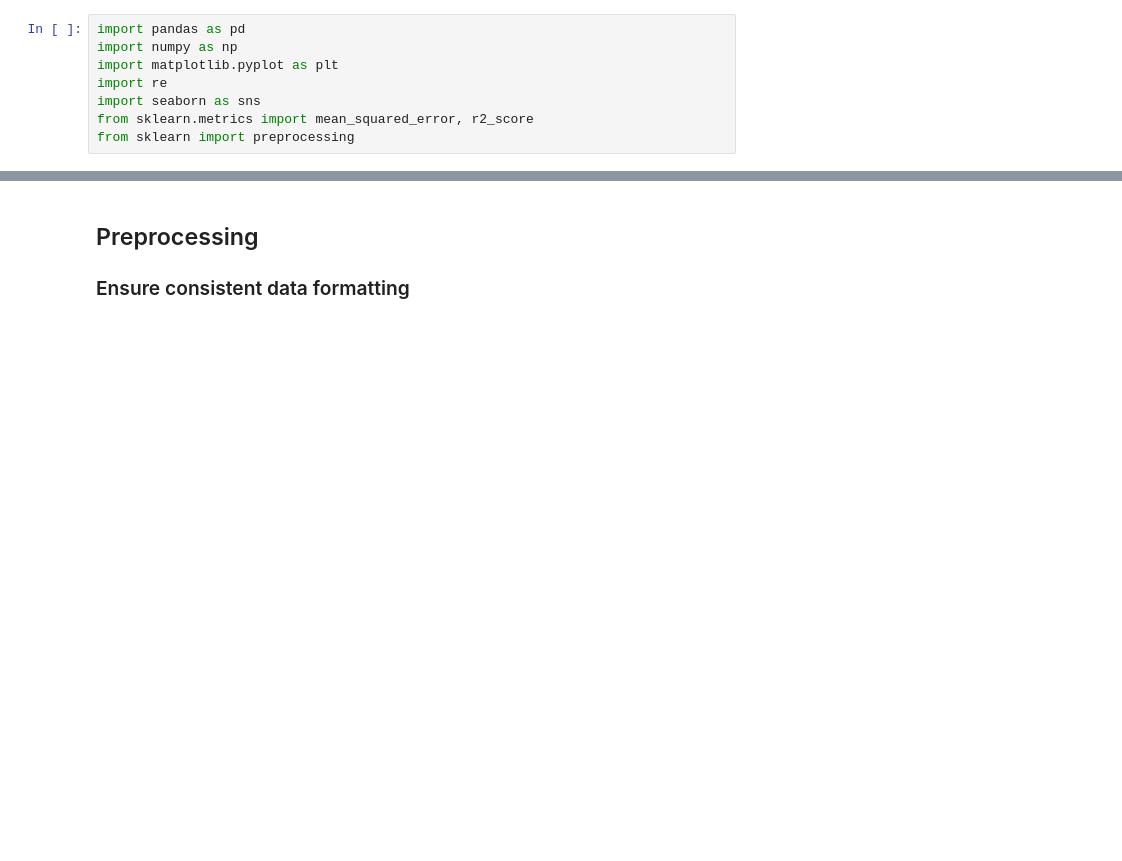
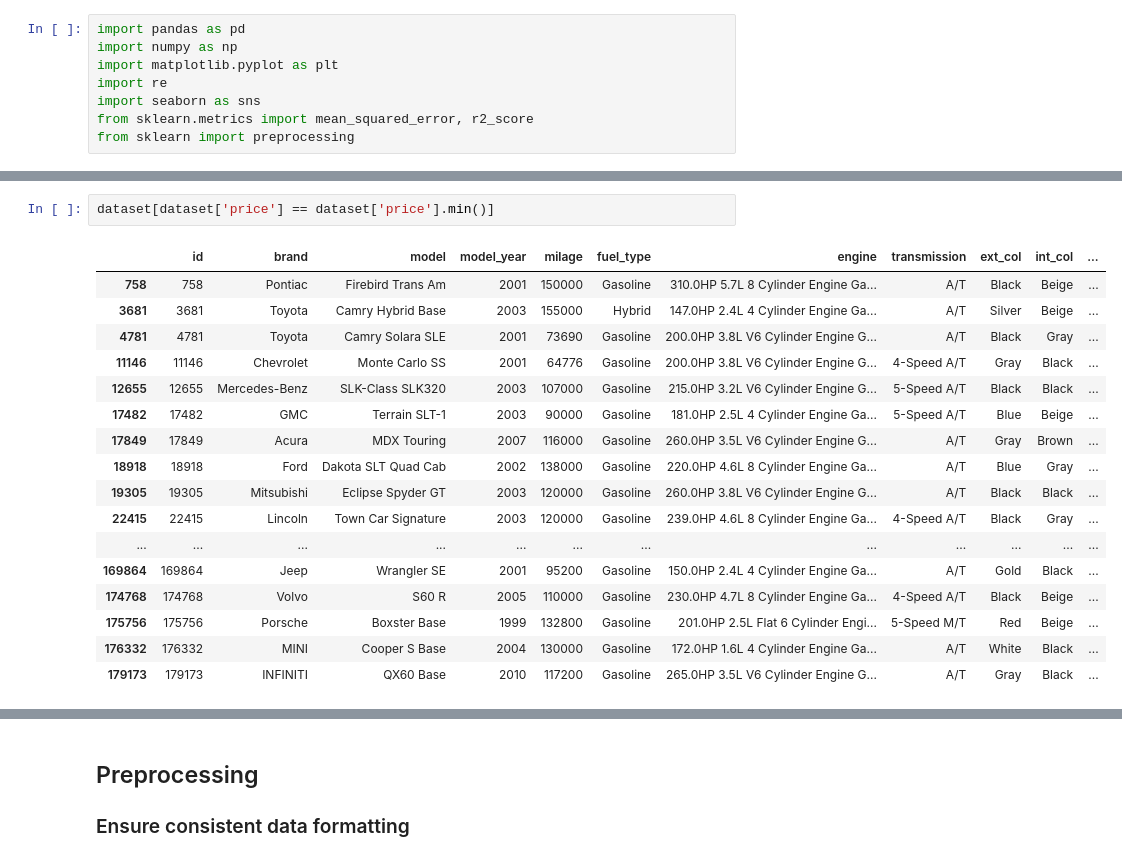
Before and after one commit to Frecherenkel60/RandomForestRangers, a Jupyter notebook: DataMining_RandomForestRangers.ipynb, the cells around one changed output, grey strips where cells are left out. Saved outputs shown, nothing was run; the diff lists cells and outputs as text; blank space fills up the shorter version.

```diff
--- a/DataMining_RandomForestRangers.ipynb
+++ b/DataMining_RandomForestRangers.ipynb
@@ -64,0 +176,20 @@ dtype: object
+# %%
+dataset[dataset['price'] == dataset['price'].min()]
+# %% [output]
+|  | id | brand | model | model_year | milage | fuel_type | engine | transmission | ext_col | int_col | ... |
+| 758 | 758 | Pontiac | Firebird Trans Am | 2001 | 150000 | Gasoline | 310.0HP 5.7L 8 Cylinder Engine Ga... | A/T | Black | Beige | ... |
+| 3681 | 3681 | Toyota | Camry Hybrid Base | 2003 | 155000 | Hybrid | 147.0HP 2.4L 4 Cylinder Engine Ga... | A/T | Silver | Beige | ... |
+| 4781 | 4781 | Toyota | Camry Solara SLE | 2001 | 73690 | Gasoline | 200.0HP 3.8L V6 Cylinder Engine G... | A/T | Black | Gray | ... |
+| 11146 | 11146 | Chevrolet | Monte Carlo SS | 2001 | 64776 | Gasoline | 200.0HP 3.8L V6 Cylinder Engine G... | 4-Speed A/T | Gray | Black | ... |
+| 12655 | 12655 | Mercedes-Benz | SLK-Class SLK320 | 2003 | 107000 | Gasoline | 215.0HP 3.2L V6 Cylinder Engine G... | 5-Speed A/T | Black | Black | ... |
+| 17482 | 17482 | GMC | Terrain SLT-1 | 2003 | 90000 | Gasoline | 181.0HP 2.5L 4 Cylinder Engine Ga... | 5-Speed A/T | Blue | Beige | ... |
+| 17849 | 17849 | Acura | MDX Touring | 2007 | 116000 | Gasoline | 260.0HP 3.5L V6 Cylinder Engine G... | A/T | Gray | Brown | ... |
+| 18918 | 18918 | Ford | Dakota SLT Quad Cab | 2002 | 138000 | Gasoline | 220.0HP 4.6L 8 Cylinder Engine Ga... | A/T | Blue | Gray | ... |
+| 19305 | 19305 | Mitsubishi | Eclipse Spyder GT | 2003 | 120000 | Gasoline | 260.0HP 3.8L V6 Cylinder Engine G... | A/T | Black | Black | ... |
+| 22415 | 22415 | Lincoln | Town Car Signature | 2003 | 120000 | Gasoline | 239.0HP 4.6L 8 Cylinder Engine Ga... | 4-Speed A/T | Black | Gray | ... |
+| ... | ... | ... | ... | ... | ... | ... | ... | ... | ... | ... | ... |
+| 169864 | 169864 | Jeep | Wrangler SE | 2001 | 95200 | Gasoline | 150.0HP 2.4L 4 Cylinder Engine Ga... | A/T | Gold | Black | ... |
+| 174768 | 174768 | Volvo | S60 R | 2005 | 110000 | Gasoline | 230.0HP 4.7L 8 Cylinder Engine Ga... | 4-Speed A/T | Black | Beige | ... |
+| 175756 | 175756 | Porsche | Boxster Base | 1999 | 132800 | Gasoline | 201.0HP 2.5L Flat 6 Cylinder Engi... | 5-Speed M/T | Red | Beige | ... |
+| 176332 | 176332 | MINI | Cooper S Base | 2004 | 130000 | Gasoline | 172.0HP 1.6L 4 Cylinder Engine Ga... | A/T | White | Black | ... |
+| 179173 | 179173 | INFINITI | QX60 Base | 2010 | 117200 | Gasoline | 265.0HP 3.5L V6 Cylinder Engine G... | A/T | Gray | Black | ... |
```
Also changed, not shown: parts of 18 cells of this notebook, 2 other files.
